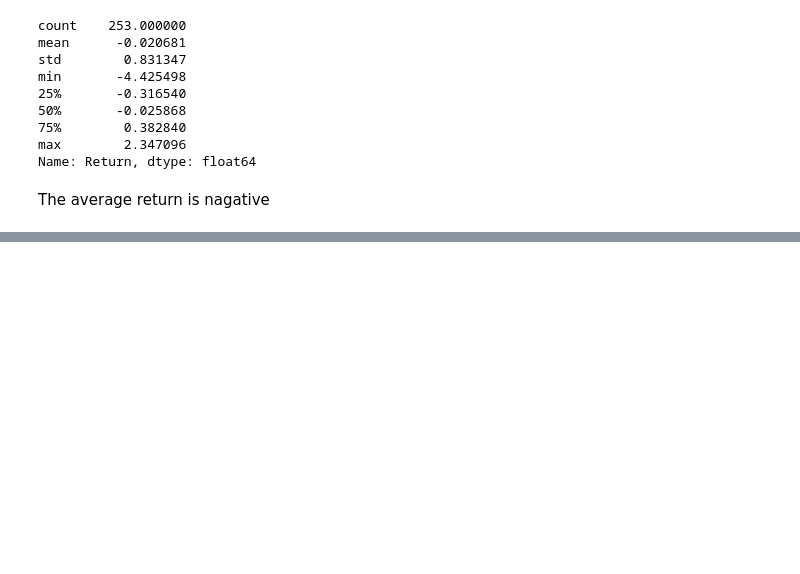
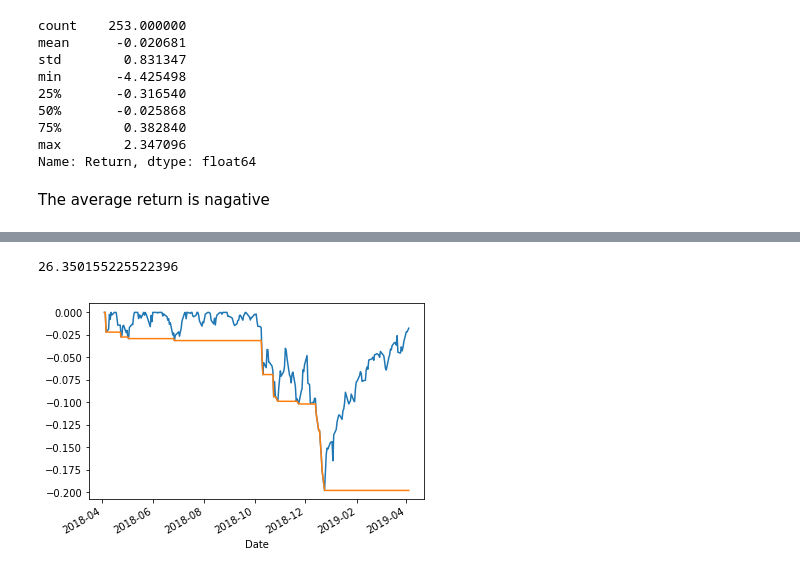
Before and after one commit to PanPip/Quant, a Jupyter notebook: Model_evaluation.ipynb, the cells around one changed output, grey strips where cells are left out. Drawn from its saved outputs; the diff is of its cells as text; code cells hidden in the pictures; blank space fills up the shorter version.

```diff
--- a/Model_evaluation.ipynb
+++ b/Model_evaluation.ipynb
@@ -225,0 +338,11 @@ See the caveats in the documentation: http://pandas.pydata.org/pandas-docs/stabl
+# %%
+# ARC
+
+def calc_ARC(series):
+    '''
+    Takes the pandas dataframe and calculates the Annual Return Compounded.
+    '''
+
+    res = 252 * 1/len(series) * series['Return'].sum()
+
+    return res
@@ -225,0 +387,15 @@ See the caveats in the documentation: http://pandas.pydata.org/pandas-docs/stabl
+# %%
+# ARC/MD
+
+def calc_ARCMD(series):
+    '''
+    Calculates ARC/MD
+    '''
+    res = calc_ARC(series)/calc_MD(series)
+
+    return res
+# %%
+calc_ARCMD(interval)
+# %% [output]
+26.350155225522396
+[figure, added]
```
Also changed, not shown: parts of 20 cells of this notebook.
